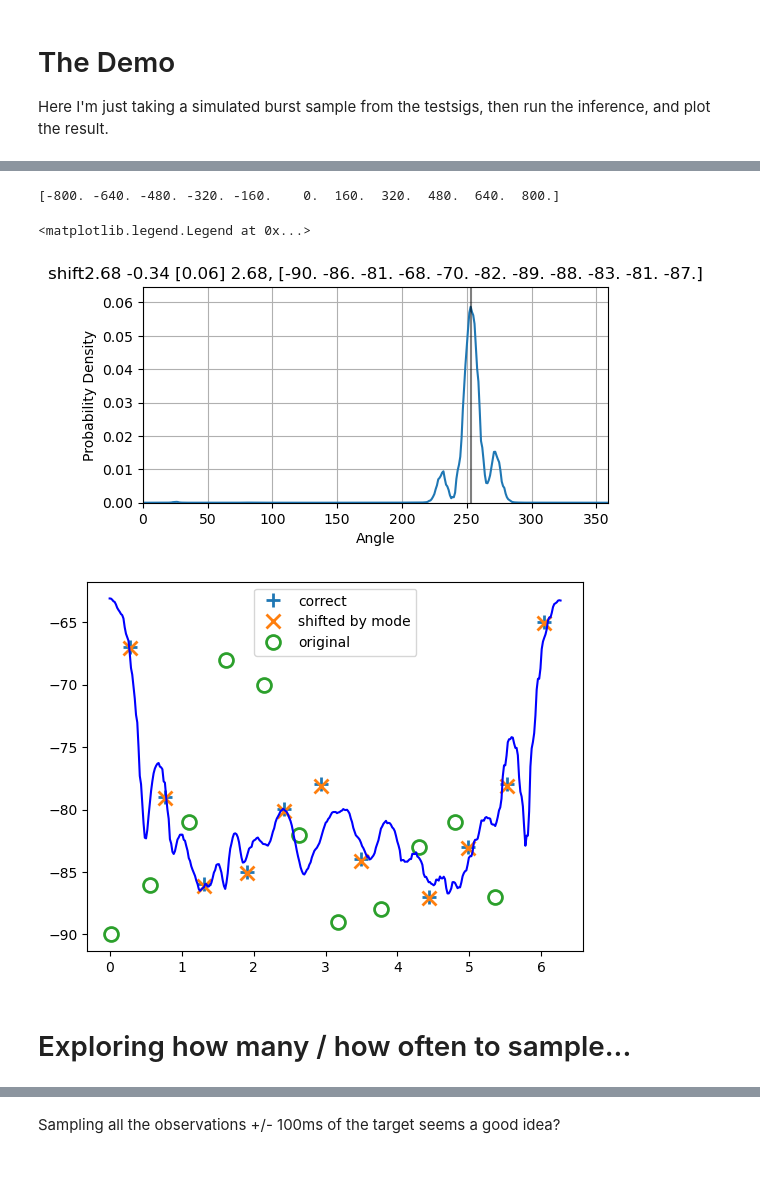
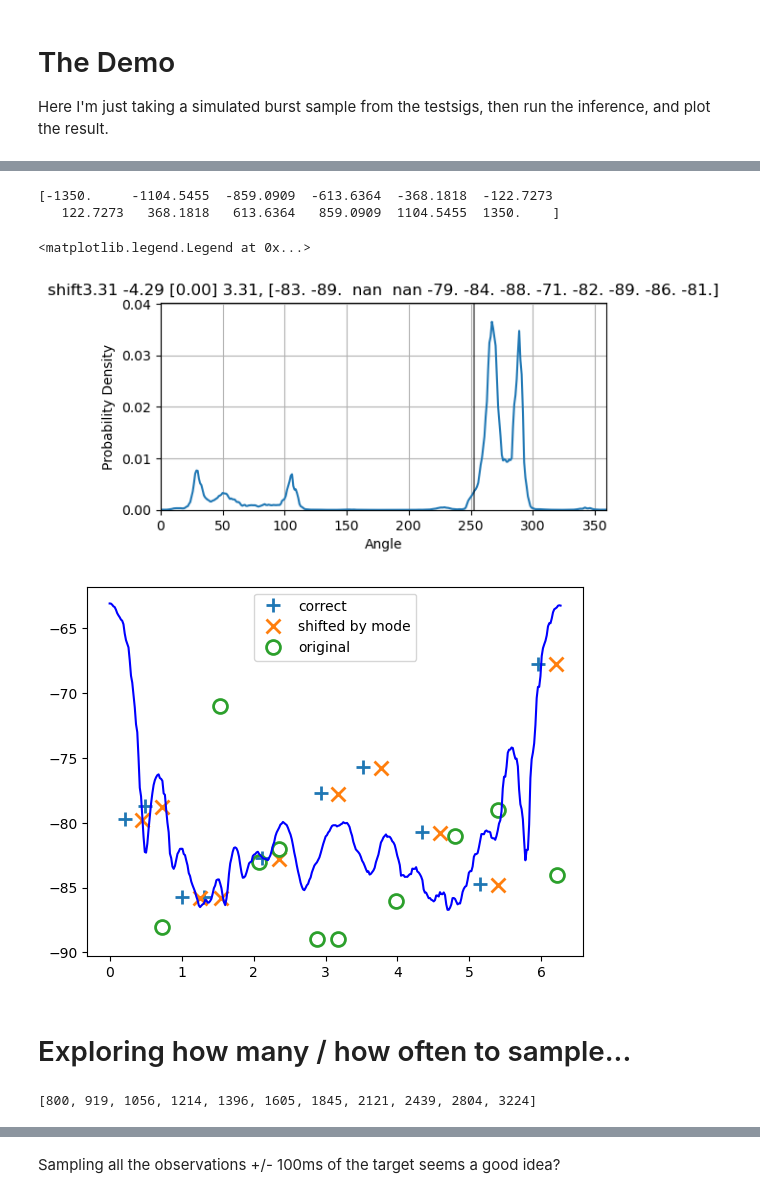
Before and after one commit to SheffieldMLtracking/BLEanalysis, a Jupyter notebook: jupyter/Angle Inference.ipynb, the cells around one changed output, grey strips where cells are left out. Saved outputs shown, nothing was run; the diff lists cells and outputs as text; code cells hidden in the pictures; blank space fills up the shorter version.

```diff
--- a/jupyter/Angle Inference.ipynb
+++ b/jupyter/Angle Inference.ipynb
@@ -62,16 +72,16 @@ plt.plot(p2)
 # %%
 ###GET A BURST SAMPLE
 np.set_printoptions(precision=4)
-intervals = np.linspace(-800,800,11) #the times we want to sample
+intervals = np.linspace(-1350,1350,12) #the times we want to sample
 #intervals = np.array([-600,-300,-150,0,150,300,600])
 print(intervals)
-accept_missing = 0 #set to 0 to have all packets included
+accept_missing = 2 #set to 0 to have all packets included
 #grab some example data, with no more than accept_missing received packets (must be within 10ms of target time).
 while True:
     obs, obs_angles = getSample(testsigs.data,89e4+np.random.rand()*100000,intervals,raw=True,exclude_missing=10)
     if np.sum(np.isnan(obs))>accept_missing: continue
     #if np.any(obs<-90): continue
-    if np.abs(np.nanmean(obs_angles)-2.2)>0.5: continue
+    #if np.abs(np.nanmean(obs_angles)-2.2)>0.5: continue
     break
 
 #WE'LL USE THIS SAMPLE!!!
@@ -95,37 +105,44 @@ plt.plot(p)
 #plt.plot(p2,'r--')
 plt.grid()
 plt.ylabel('Probability Density')
 plt.xlabel('Angle')
 plt.xlim([0,359])
 plt.ylim([0,1.1*max(np.max(p),np.max(p2))])
 plt.title("shift%0.2f %0.2f [%0.2f] %0.2f, %s" % (np.nanmean(obs_angles),np.max(logp),p[360-100-7],np.nanmean(obs_angles),str(obs)))
 plt.vlines(360-7-100,0,np.max(p)*1.2,color='k',alpha=0.5) #True (ish)
 
 #Plot signals
 plt.figure()
 
 #plot the 'true' observation locations
 shiftangle = np.deg2rad(-107)
 tempshift = np.mean(sigsavgs[np.rad2deg(shiftangle+obs_angles[~np.isnan(obs_angles)]).astype(int)%360,1])-np.nanmean(obs)
 plt.plot((obs_angles+shiftangle)%(np.pi*2),obs+tempshift,'+',markersize=10,mew=2,label='correct')
 
 #plot these observations shifted by the mode of the probability distribution, computed above.
 shiftangle = np.deg2rad(np.argmax(p))
 tempshift = np.mean(sigsavgs[np.rad2deg(shiftangle+obs_angles[~np.isnan(obs_angles)]).astype(int)%360,1])-np.nanmean(obs)
 plt.plot((obs_angles+shiftangle)%(np.pi*2),obs+tempshift,'x',markersize=10,mew=2,label='shifted by mode')
 
 
 #plot original
 plt.plot(obs_angles,obs,'o',fillstyle='none',markersize=10,mew=2,label='original')
 
 plt.plot(sigsavgs[:,0],sigsavgs[:,1],'b-')
 plt.legend()
 # %% [output]
-[-800. -640. -480. -320. -160.    0.  160.  320.  480.  640.  800.]
+[-1350.     -1104.5455  -859.0909  -613.6364  -368.1818  -122.7273
+   122.7273   368.1818   613.6364   859.0909  1104.5455  1350.    ]
 <matplotlib.legend.Legend at 0x...>
-[figure, old version]
+[figure, new version]
-[figure, old version]
+[figure, new version]
 # %% [markdown]
 # Exploring how many / how often to sample...
+# %%
+spacings = [800]
+for i in range(10): spacings.append(int(spacings[-1]*1.15))
+spacings
+# %% [output]
+[800, 919, 1056, 1214, 1396, 1605, 1845, 2121, 2439, 2804, 3224]
 # %%
 
```
Also changed, not shown: parts of 4 cells of this notebook.
